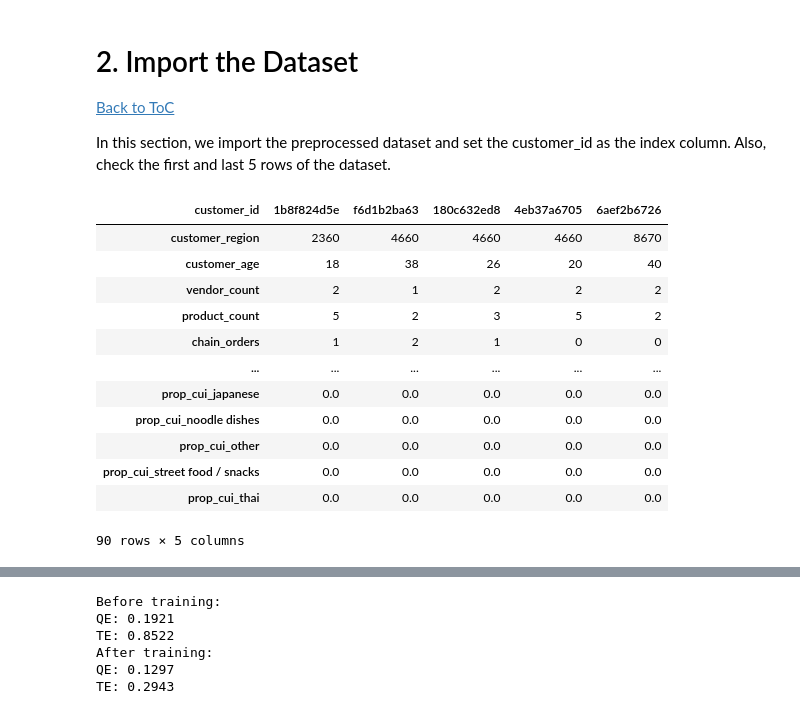
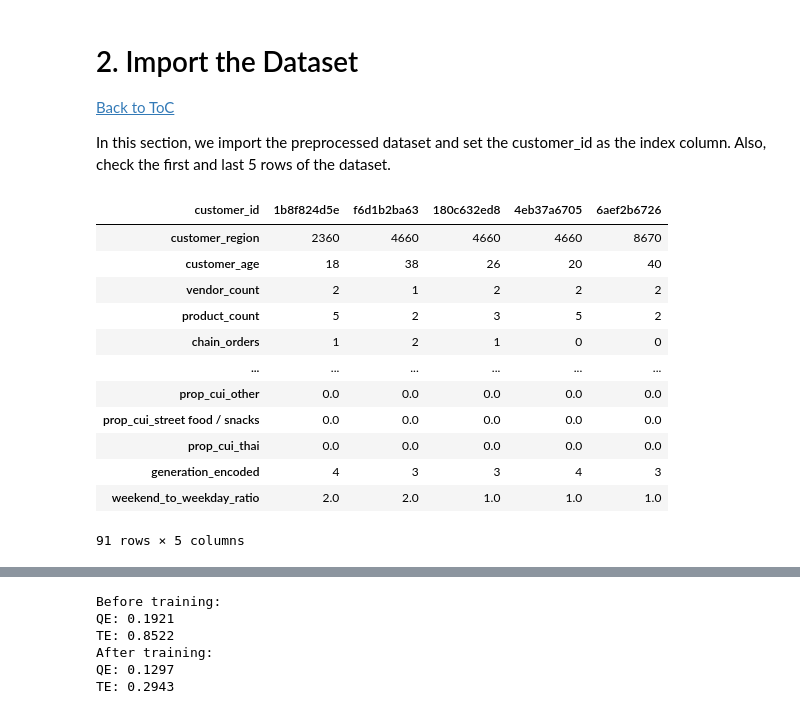
Before and after one commit to SvenGoerdes/CustomerSegmentationDataMining, a Jupyter notebook: deliverables/DM2425_Part2_10_02.ipynb, the cells around one changed output, grey strips where cells are left out. Cells and saved outputs as stored; diff of their text form; code cells hidden in the pictures.

```diff
--- a/deliverables/DM2425_Part2_10_02.ipynb
+++ b/deliverables/DM2425_Part2_10_02.ipynb
@@ -76,19 +90,20 @@ from matplotlib import __version__ as mplver
 
 In this section, we import the preprocessed dataset and set the customer_id as the index column. Also, check the first and last 5 rows of the dataset.
 # %%
-df_clustering = pd.read_csv("../Data/Preprocessed_Data.csv", index_col="customer_id")
+# df_clustering = pd.read_csv("../Data/Preprocessed_Data.csv", index_col="customer_id")
+df_clustering = pd.read_csv("../Data/df_outliers.csv", index_col="customer_id")
 df_clustering.head().T
 # %% [output]
 | customer_id | 1b8f824d5e | f6d1b2ba63 | 180c632ed8 | 4eb37a6705 | 6aef2b6726 |
 | customer_region | 2360 | 4660 | 4660 | 4660 | 8670 |
 | customer_age | 18 | 38 | 26 | 20 | 40 |
 | vendor_count | 2 | 1 | 2 | 2 | 2 |
 | product_count | 5 | 2 | 3 | 5 | 2 |
 | chain_orders | 1 | 2 | 1 | 0 | 0 |
 | ... | ... | ... | ... | ... | ... |
-| prop_cui_japanese | 0.0 | 0.0 | 0.0 | 0.0 | 0.0 |
-| prop_cui_noodle dishes | 0.0 | 0.0 | 0.0 | 0.0 | 0.0 |
 | prop_cui_other | 0.0 | 0.0 | 0.0 | 0.0 | 0.0 |
 | prop_cui_street food / snacks | 0.0 | 0.0 | 0.0 | 0.0 | 0.0 |
 | prop_cui_thai | 0.0 | 0.0 | 0.0 | 0.0 | 0.0 |
+| generation_encoded | 4 | 3 | 3 | 4 | 3 |
+| weekend_to_weekday_ratio | 2.0 | 2.0 | 1.0 | 1.0 | 1.0 |
-90 rows × 5 columns
+91 rows × 5 columns
```
Also changed, not shown: parts of 60 cells of this notebook, 4 other files.
